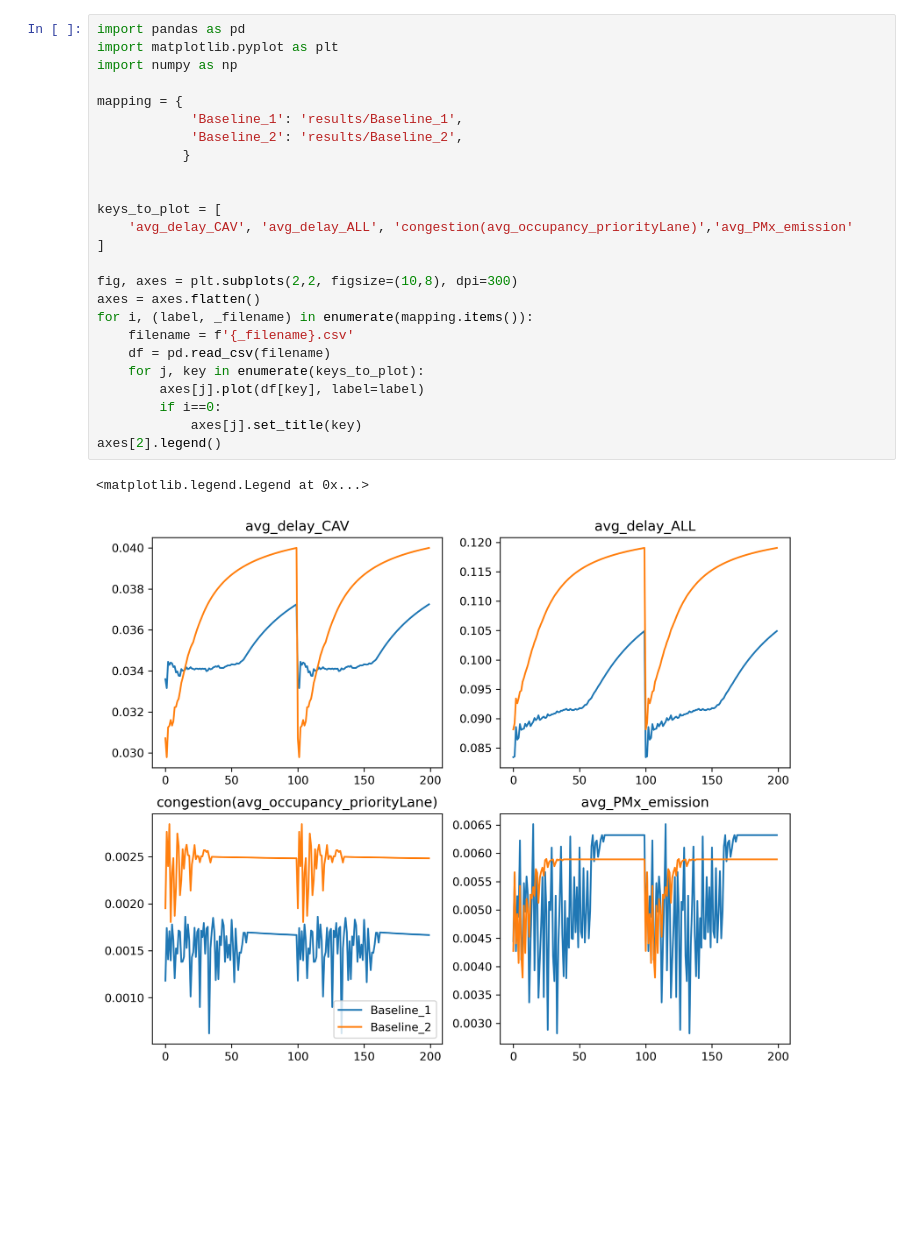
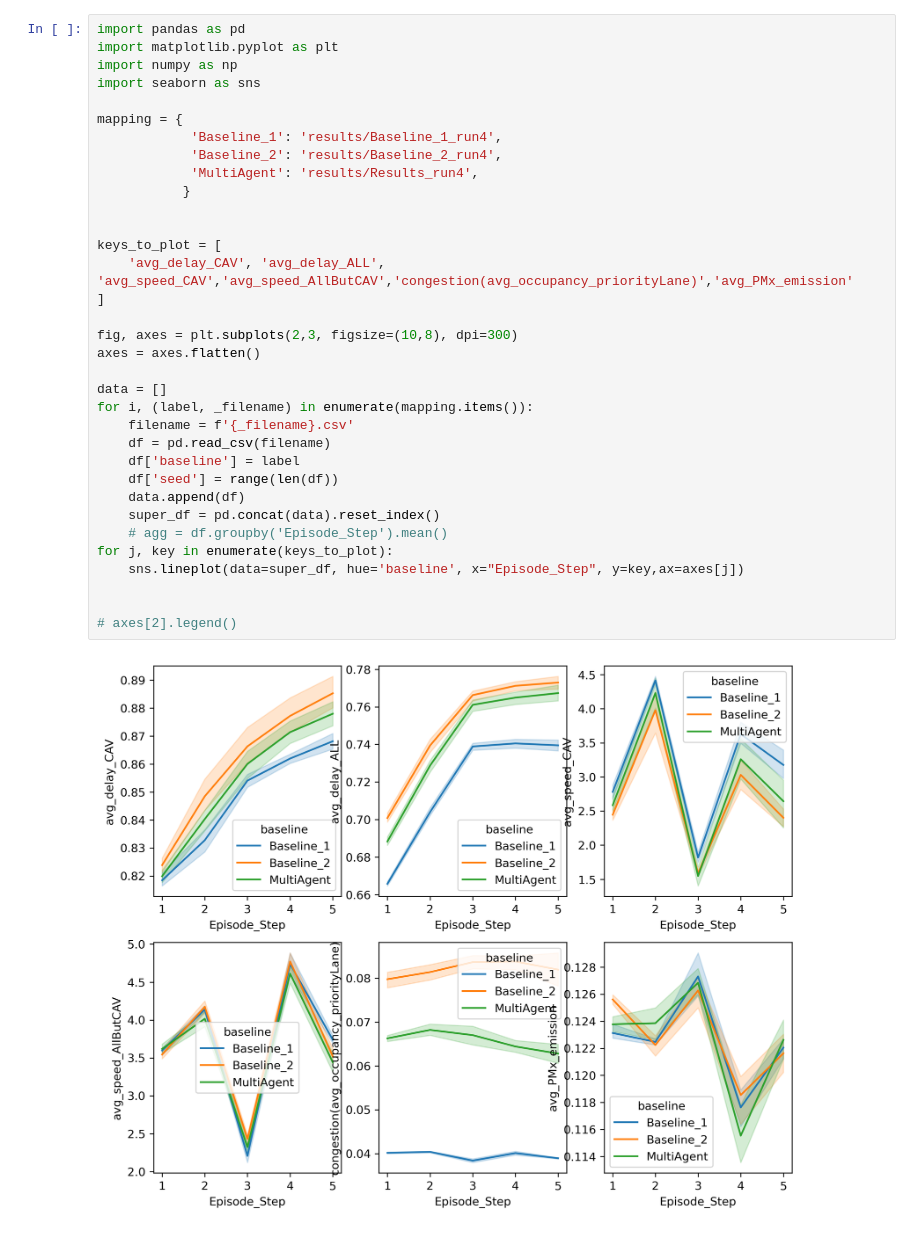
Before and after one commit to ethz-coss/fairlane, a Jupyter notebook: GeneratePlotsForPaper.ipynb, the cells around one changed output. Cells and saved outputs as stored; diff of their text form; blank space fills up the shorter version.

```diff
--- a/GeneratePlotsForPaper.ipynb
+++ b/GeneratePlotsForPaper.ipynb
@@ -57,28 +105,36 @@ plt.legend()
 # %%
 import pandas as pd
 import matplotlib.pyplot as plt
 import numpy as np
+import seaborn as sns
 
 mapping = {
-            'Baseline_1': 'results/Baseline_1',
-            'Baseline_2': 'results/Baseline_2',
+            'Baseline_1': 'results/Baseline_1_run4',
+            'Baseline_2': 'results/Baseline_2_run4',
+            'MultiAgent': 'results/Results_run4',
            }
 
 
 keys_to_plot = [
-    'avg_delay_CAV', 'avg_delay_ALL', 'congestion(avg_occupancy_priorityLane)','avg_PMx_emission'
+    'avg_delay_CAV', 'avg_delay_ALL', 'avg_speed_CAV','avg_speed_AllButCAV','congestion(avg_occupancy_priorityLane)','avg_PMx_emission'
 ]
 
-fig, axes = plt.subplots(2,2, figsize=(10,8), dpi=300)
+fig, axes = plt.subplots(2,3, figsize=(10,8), dpi=300)
 axes = axes.flatten()
+
+data = []
 for i, (label, _filename) in enumerate(mapping.items()):
     filename = f'{_filename}.csv'
     df = pd.read_csv(filename)
-    for j, key in enumerate(keys_to_plot):
-        axes[j].plot(df[key], label=label)
-        if i==0:
-            axes[j].set_title(key)
-axes[2].legend()
+    df['baseline'] = label
+    df['seed'] = range(len(df))
+    data.append(df)
+    super_df = pd.concat(data).reset_index()
+    # agg = df.groupby('Episode_Step').mean()
+for j, key in enumerate(keys_to_plot):
+    sns.lineplot(data=super_df, hue='baseline', x="Episode_Step", y=key,ax=axes[j])
+
+
+# axes[2].legend()
 # %% [output]
-<matplotlib.legend.Legend at 0x...>
-[figure, old version]
+[figure, new version]
```
Also changed, not shown: parts of 9 cells of this notebook, 10 other files.
